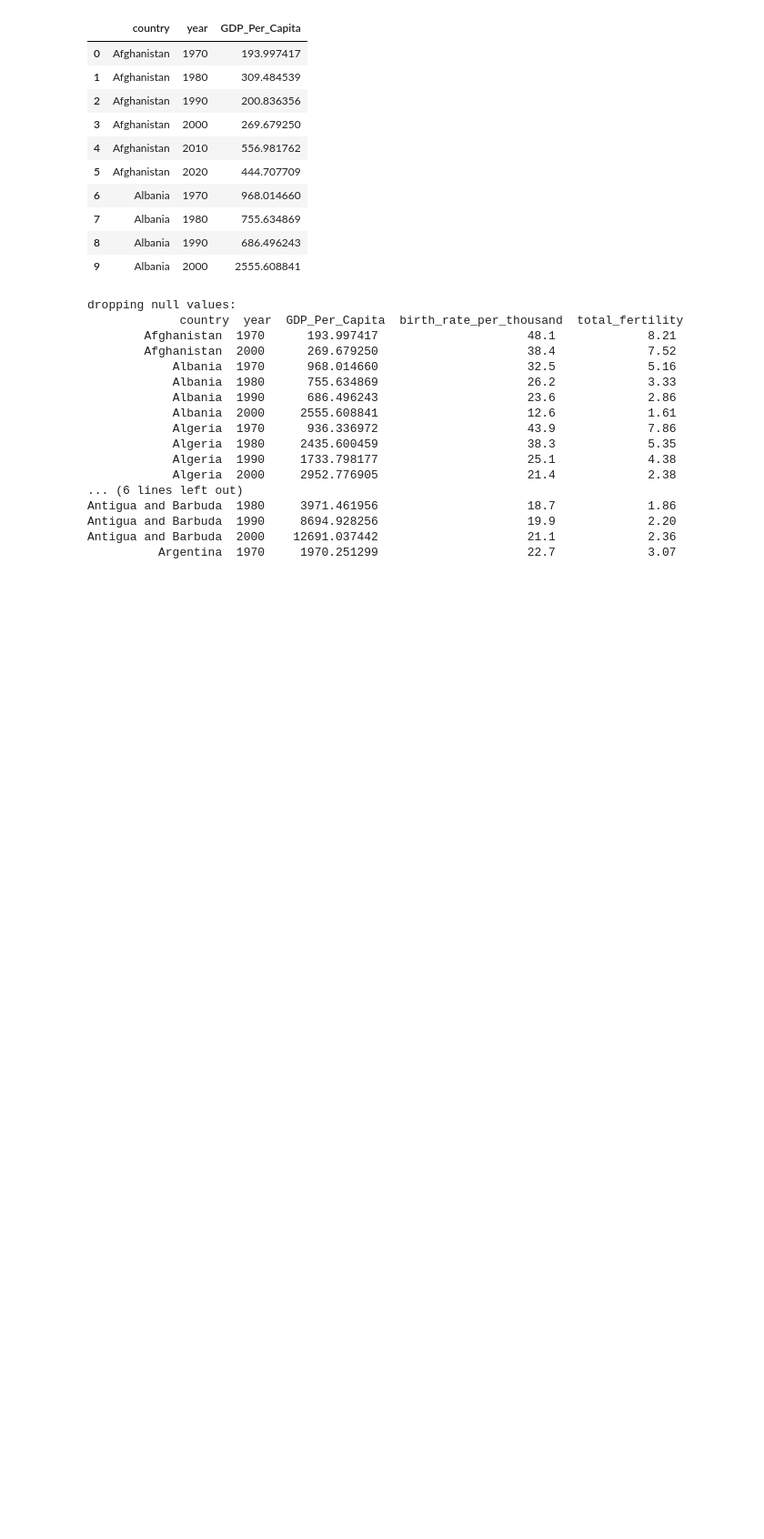
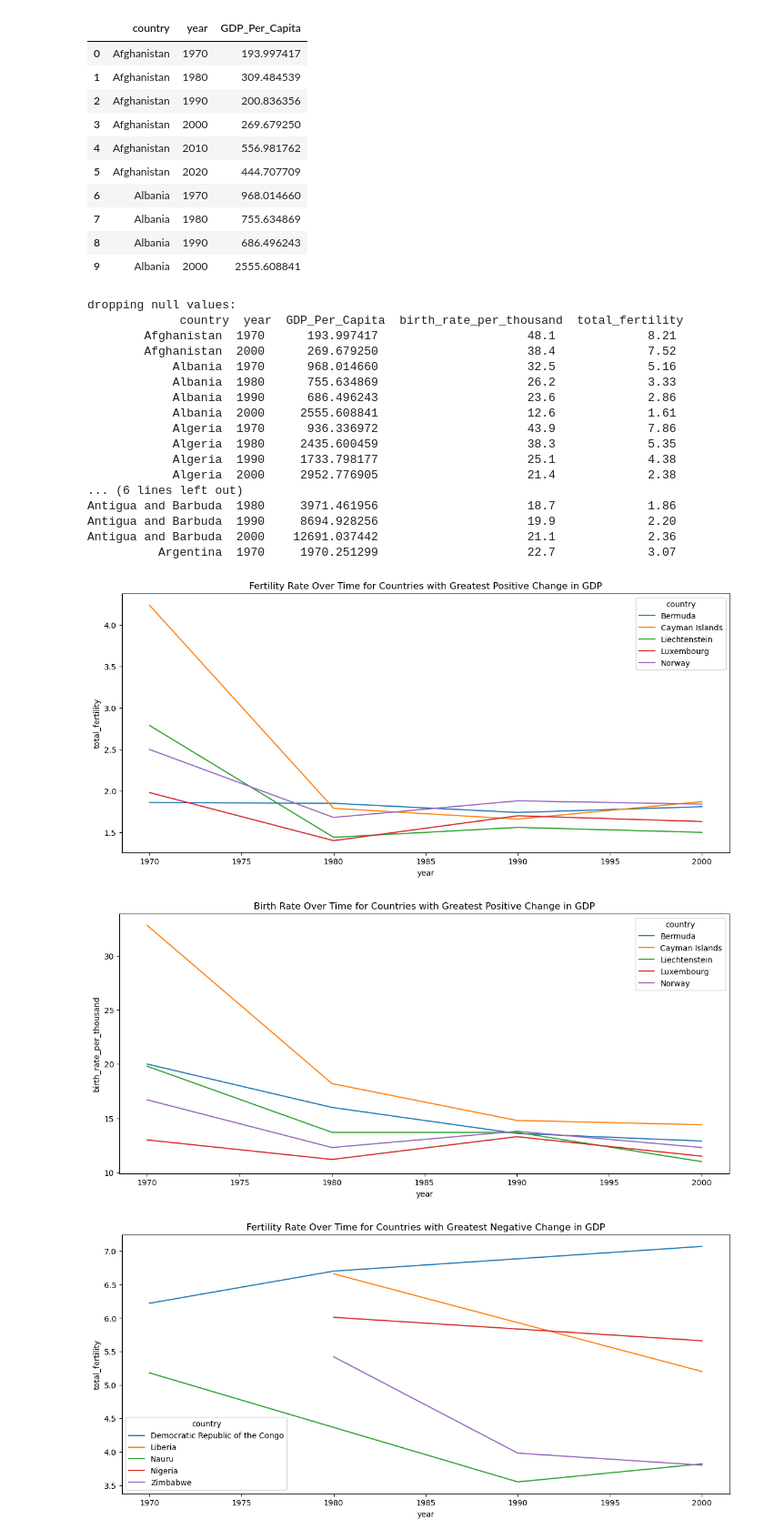
Before and after one commit to nss-data-science-cohort-7/un-exploration-shanks-t, a Jupyter notebook: notebooks/merge_frames.ipynb, the cells around one changed output. Shown at 91% size. Cells and saved outputs as stored; diff of their text form; code cells hidden in the pictures; blank space fills up the shorter version.

Commit message:
charting birth rate and fertility rate as it relates to change in gdp

```diff
--- a/notebooks/merge_frames.ipynb
+++ b/notebooks/merge_frames.ipynb
@@ -139,3 +139,50 @@ Antigua and Barbuda  1980     3971.461956                     18.7             1
 Antigua and Barbuda  1990     8694.928256                     19.9             2.20
 Antigua and Barbuda  2000    12691.037442                     21.1             2.36
           Argentina  1970     1970.251299                     22.7             3.07
+# %%
+# Calculate GDP change
+
+# Grouping by country means subsequent operations will be performed for each country individually
+# GDP.apply() means we are taking the value for GDP_Per_Capita and using it for each country as x in our lambda function,
+# which takes the first and last values using integer location, since we are grouping by GDP we can use iloc[0] to grab first value and subtracting
+# that from the last value iloc[-1]
+
+gdp_change = drop_na_df.groupby('country')['GDP_Per_Capita'].apply(lambda x: x.iloc[-1] - x.iloc[0])
+
+# Top 5 countries with greatest positive change
+top_positive = gdp_change.nlargest(5).index.tolist()
+
+# Top 5 countries with greatest negative change
+top_negative = gdp_change.nsmallest(5).index.tolist()
+# %%
+# Filter the DataFrame for top countries
+positive_df = drop_na_df[drop_na_df['country'].isin(top_positive)]
+negative_df = drop_na_df[drop_na_df['country'].isin(top_negative)]
+
+# Plotting fertility rate for countries with greatest positive GDP change
+plt.figure(figsize=(14, 6))
+sns.lineplot(data=positive_df, x='year', y='total_fertility', hue='country')
+plt.title("Fertility Rate Over Time for Countries with Greatest Positive Change in GDP")
+plt.show()
+
+# Plotting birth rate for countries with greatest positive GDP change
+plt.figure(figsize=(14, 6))
+sns.lineplot(data=positive_df, x='year', y='birth_rate_per_thousand', hue='country')
+plt.title("Birth Rate Over Time for Countries with Greatest Positive Change in GDP")
+plt.show()
+
+# Plotting fertility rate for countries with greatest negative GDP change
+plt.figure(figsize=(14, 6))
+sns.lineplot(data=negative_df, x='year', y='total_fertility', hue='country')
+plt.title("Fertility Rate Over Time for Countries with Greatest Negative Change in GDP")
+plt.show()
+
+# Plotting birth rate for countries with greatest negative GDP change
+plt.figure(figsize=(14, 6))
+sns.lineplot(data=negative_df, x='year', y='birth_rate_per_thousand', hue='country')
+plt.title("Birth Rate Over Time for Countries with Greatest Negative Change in GDP")
+plt.show()
+# %% [output]
+[figure, added]
+[figure, added]
+[figure, added]
```
Also changed, not shown: parts of 1 cell of this notebook.
